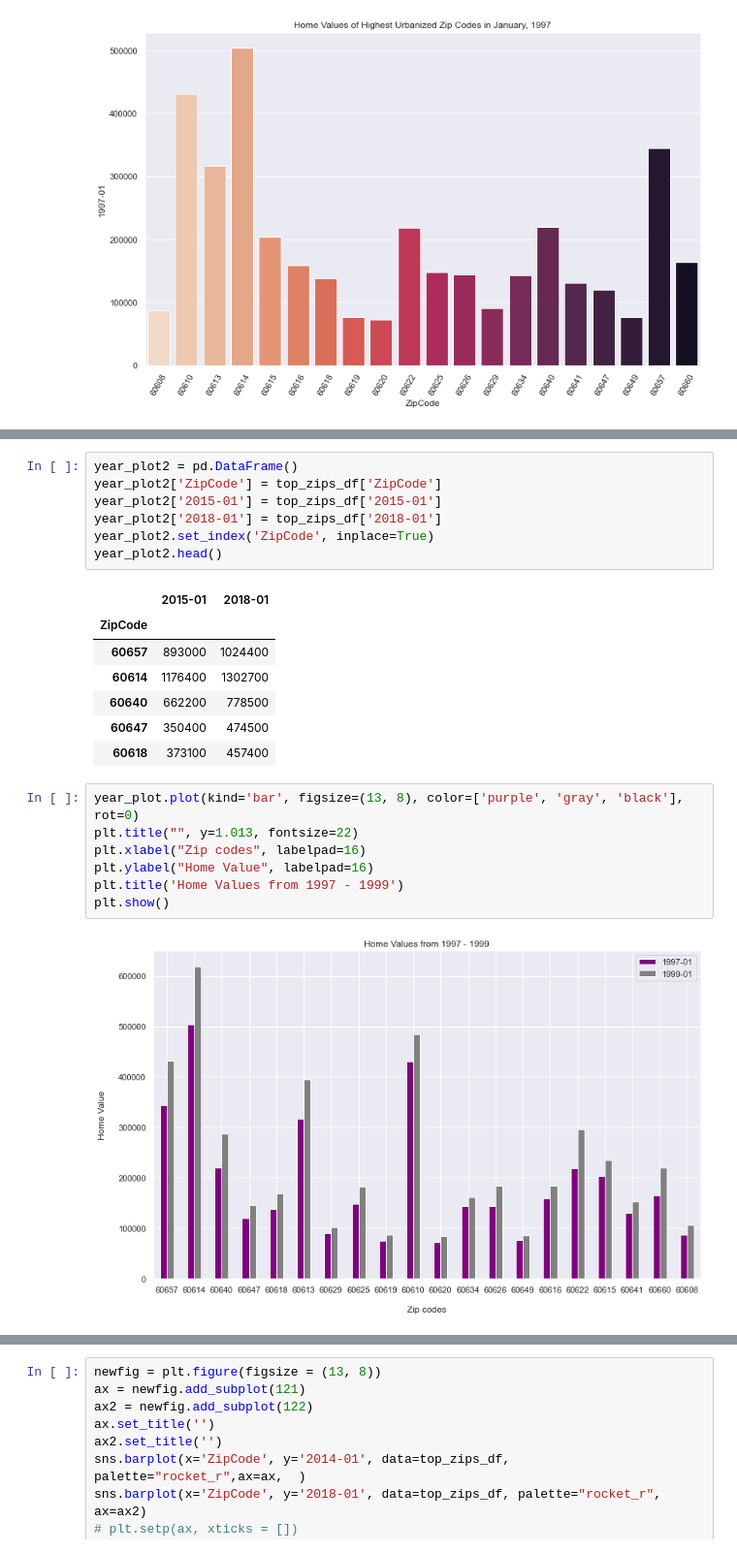
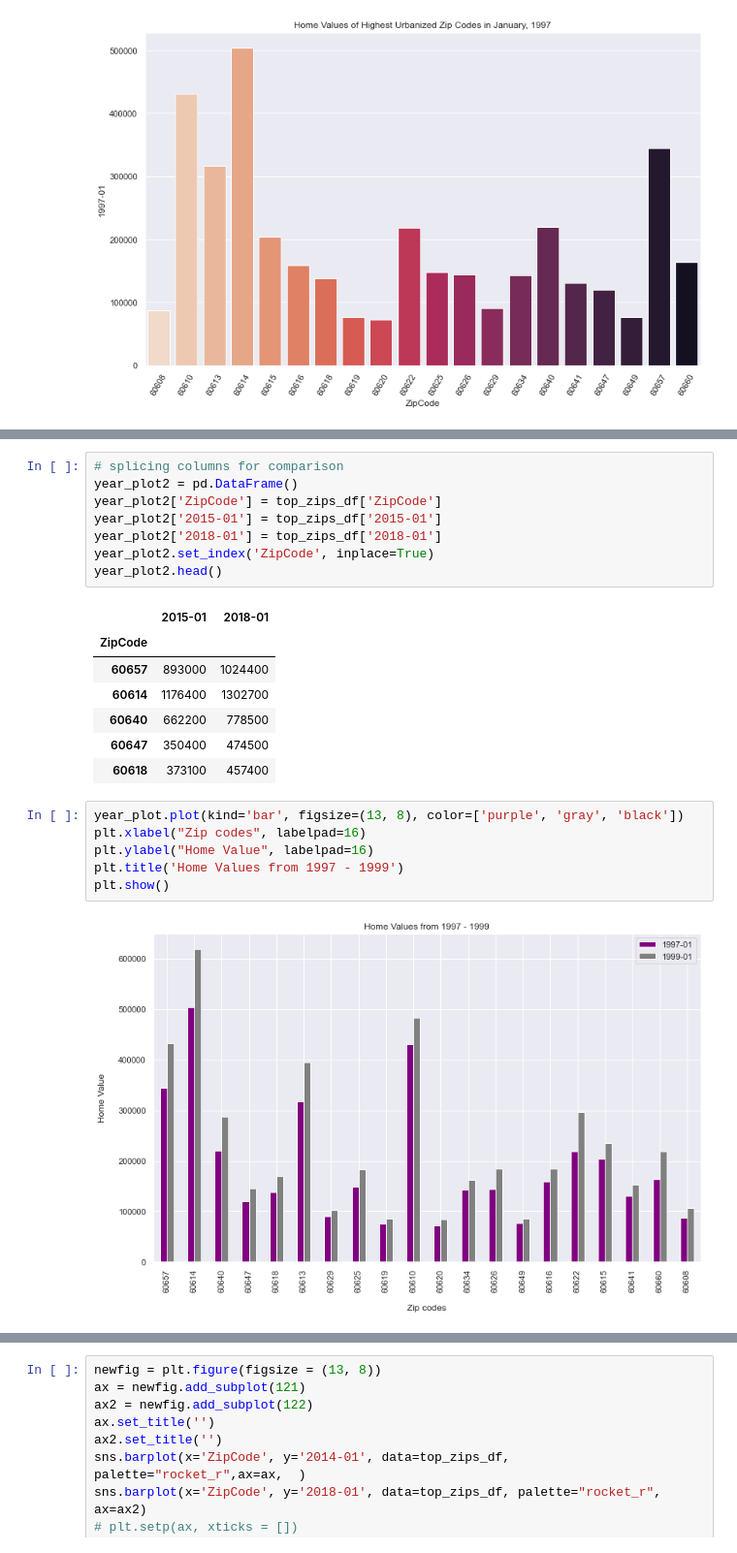
Before and after one commit to leighannajo/Zillow-Housing-Analysis, a Jupyter notebook: EDA and Preprocessing.ipynb, the cells around one changed output, grey strips where cells are left out. Shown at 97% size. Cells and saved outputs as stored; diff of their text form.

```diff
--- a/EDA and Preprocessing.ipynb
+++ b/EDA and Preprocessing.ipynb
@@ -335,6 +328,7 @@ year_plot.head()
 | 60647 | 120300.0 | 145300.0 |
 | 60618 | 138000.0 | 169000.0 |
 # %%
+# splicing columns for comparison
 year_plot2 = pd.DataFrame()
 year_plot2['ZipCode'] = top_zips_df['ZipCode']
 year_plot2['2015-01'] = top_zips_df['2015-01']
@@ -350,12 +344,11 @@ year_plot2.head()
 | 60647 | 350400 | 474500 |
 | 60618 | 373100 | 457400 |
 # %%
-year_plot.plot(kind='bar', figsize=(13, 8), color=['purple', 'gray', 'black'], rot=0)
-plt.title("", y=1.013, fontsize=22)
+year_plot.plot(kind='bar', figsize=(13, 8), color=['purple', 'gray', 'black'])
 plt.xlabel("Zip codes", labelpad=16)
 plt.ylabel("Home Value", labelpad=16)
 plt.title('Home Values from 1997 - 1999')
 plt.show()
 # %% [output]
-[figure, old version]
+[figure, new version]
 # %%
```
Also changed, not shown: parts of 76 cells of this notebook, 3 other files.
